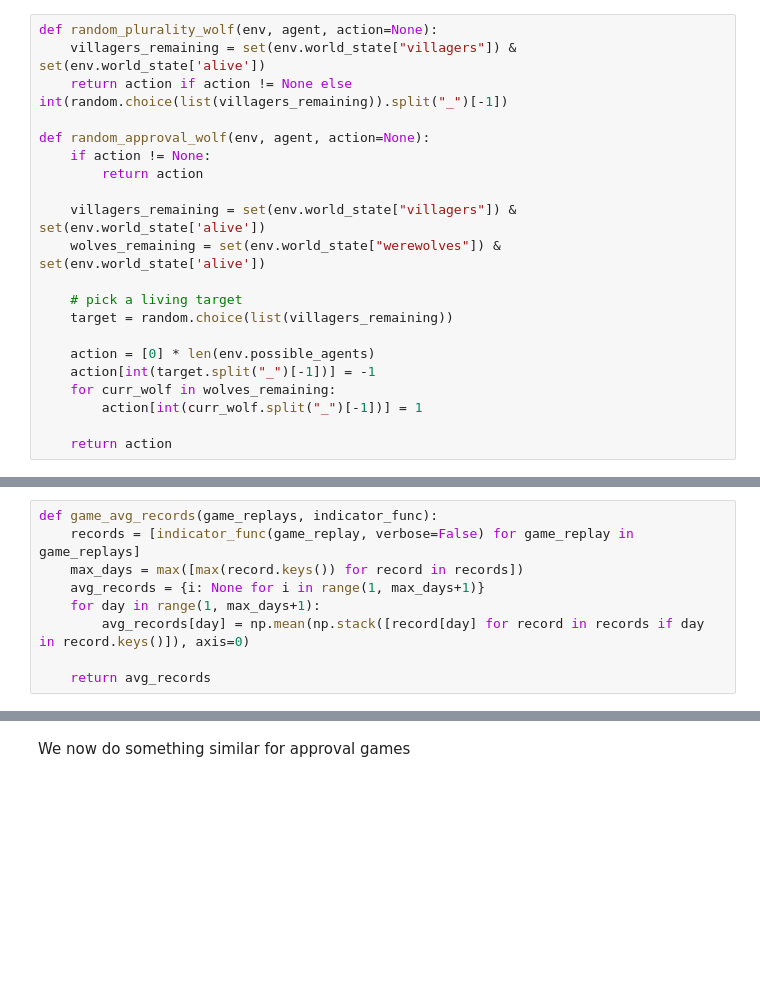
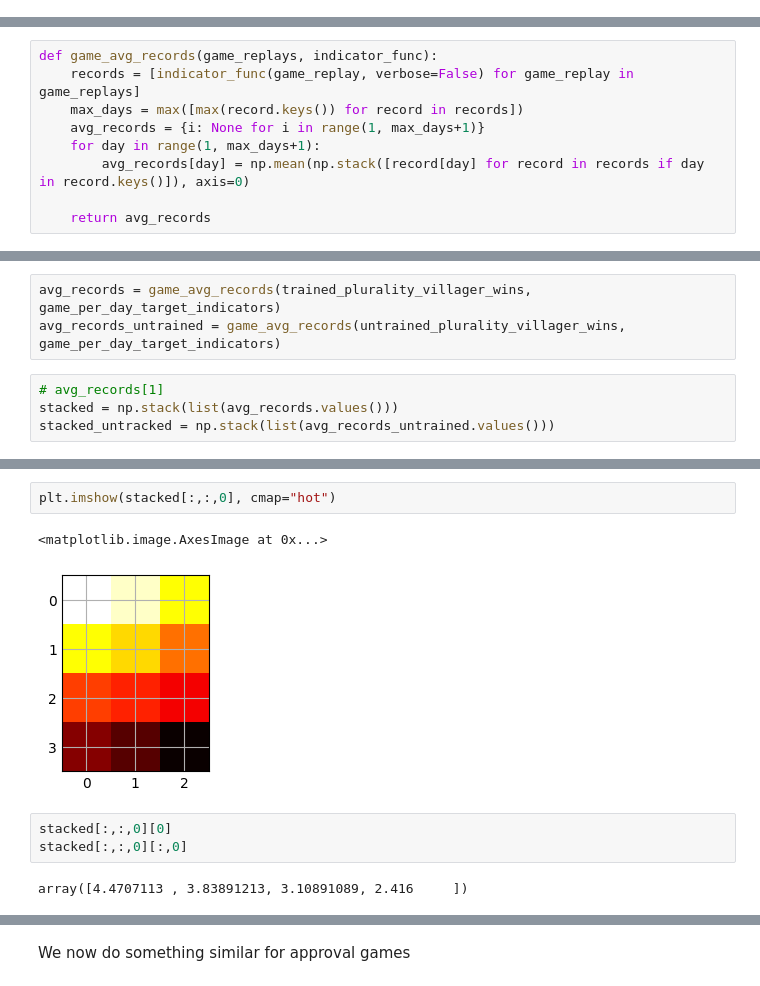
Before and after one commit to ggsavin/voting-games, a Jupyter notebook: project-book/_build/jupyter_execute/stats_and_visualize.ipynb, the cells around one changed output, grey strips where cells are left out. Drawn from its saved outputs; the diff is of its cells as text; blank space fills up the shorter version.

```diff
--- a/project-book/_build/jupyter_execute/stats_and_visualize.ipynb
+++ b/project-book/_build/jupyter_execute/stats_and_visualize.ipynb
@@ -75,21 +15,0 @@ General game questions:
-# %%
-def random_plurality_wolf(env, agent, action=None):
-    villagers_remaining = set(env.world_state["villagers"]) & set(env.world_state['alive'])
-    return action if action != None else int(random.choice(list(villagers_remaining)).split("_")[-1])
-
-def random_approval_wolf(env, agent, action=None):
-    if action != None:
-        return action
-
-    villagers_remaining = set(env.world_state["villagers"]) & set(env.world_state['alive'])
-    wolves_remaining = set(env.world_state["werewolves"]) & set(env.world_state['alive'])
-
-    # pick a living target
-    target = random.choice(list(villagers_remaining))
-
-    action = [0] * len(env.possible_agents)
-    action[int(target.split("_")[-1])] = -1
-    for curr_wolf in wolves_remaining:
-        action[int(curr_wolf.split("_")[-1])] = 1
-
-    return action
@@ -464,0 +503,7 @@ game_avg_records(trained_plurality_villager_wins, game_per_day_target_indicators
+# %%
+avg_records = game_avg_records(trained_plurality_villager_wins, game_per_day_target_indicators)
+avg_records_untrained = game_avg_records(untrained_plurality_villager_wins, game_per_day_target_indicators)
+# %%
+# avg_records[1]
+stacked = np.stack(list(avg_records.values()))
+stacked_untracked = np.stack(list(avg_records_untrained.values()))
@@ -464,0 +535,10 @@ game_avg_records(trained_plurality_villager_wins, game_per_day_target_indicators
+# %%
+plt.imshow(stacked[:,:,0], cmap="hot")
+# %% [output]
+<matplotlib.image.AxesImage at 0x...>
+[figure, added]
+# %%
+stacked[:,:,0][0]
+stacked[:,:,0][:,0]
+# %% [output]
+array([4.4707113 , 3.83891213, 3.10891089, 2.416     ])
```
Also changed, not shown: parts of 40 cells of this notebook, 21 other files.
